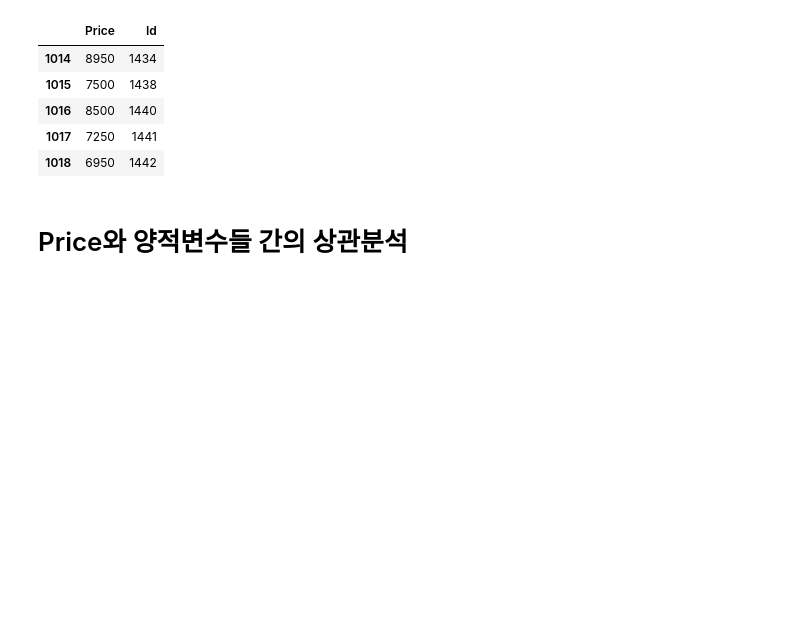
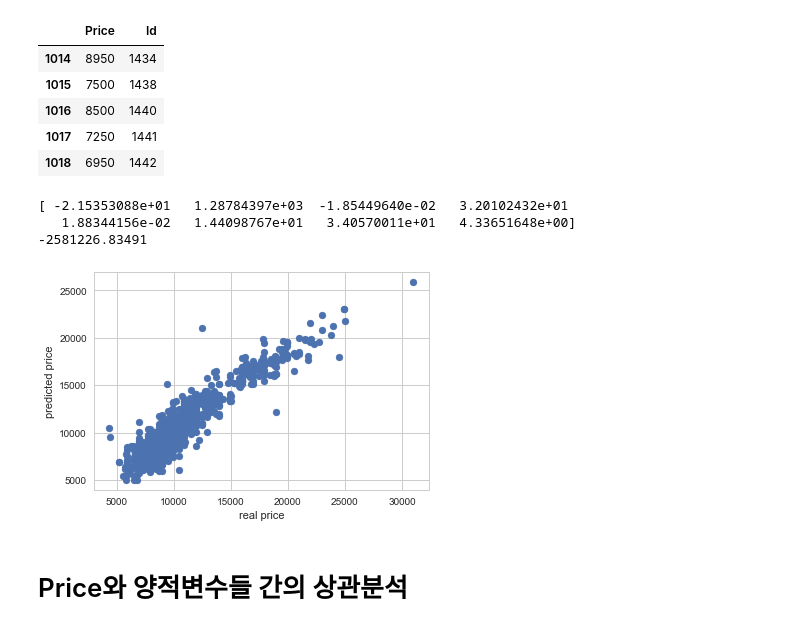
Before and after one commit to yanggyu17/regression_study_toyota_corolla, a Jupyter notebook: train_y2.ipynb, the cells around one changed output. Saved outputs shown, nothing was run; the diff lists cells and outputs as text; code cells hidden in the pictures; blank space fills up the shorter version.

```diff
--- a/train_y2.ipynb
+++ b/train_y2.ipynb
@@ -63,6 +64,23 @@ y.tail()
 | 1016 | 8500 | 1440 |
 | 1017 | 7250 | 1441 |
 | 1018 | 6950 | 1442 |
+# %%
+# Scikit-learn으로 양적변수만을 가지고 계산한 선형회귀결과
+model_corolla = LinearRegression().fit(df_r, y['Price'])
+predictions = model_corolla.predict(df_r)
+
+print(model_corolla.coef_)
+print(model_corolla.intercept_)
+
+plt.scatter(y['Price'], predictions)
+plt.xlabel(u'real price')
+plt.ylabel(u'predicted price')
+plt.show()
+# %% [output]
+[ -2.15353088e+01   1.28784397e+03  -1.85449640e-02   3.20102432e+01
+   1.88344156e-02   1.44098767e+01   3.40570011e+01   4.33651648e+00]
+-2581226.83491
+[figure, added]
 # %% [markdown]
 # Price와 양적변수들 간의 상관분석
 # %%
```
Also changed, not shown: parts of 21 cells of this notebook.
